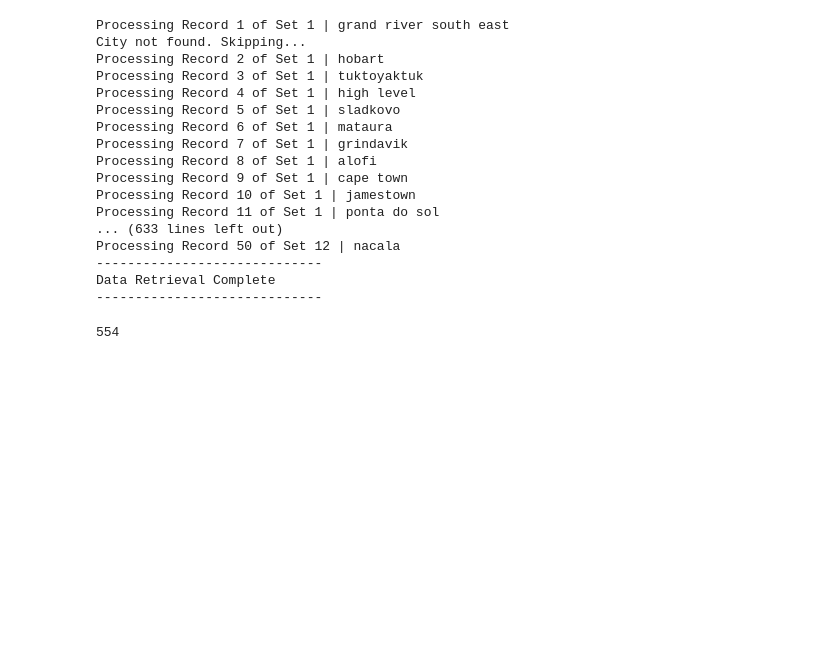
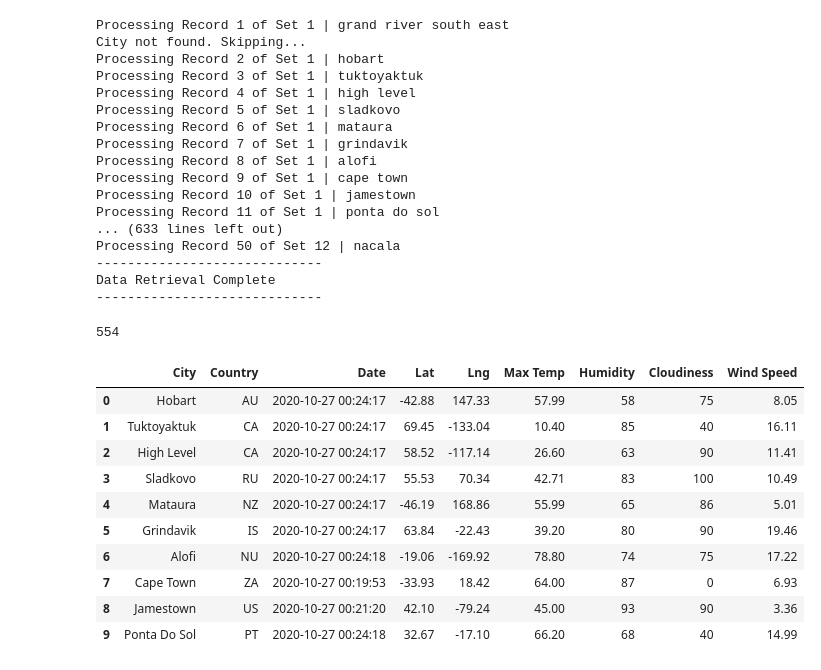
Before and after one commit to zborglin/World_Weather_Analysis, a Jupyter notebook: WeatherPy.ipynb, the cells around one changed output. Cells and saved outputs as stored; diff of their text form; code cells hidden in the pictures; blank space fills up the shorter version.

```diff
--- a/WeatherPy.ipynb
+++ b/WeatherPy.ipynb
@@ -132,0 +136,16 @@ len(city_data)
+# %%
+new_column_order = ["City", "Country", "Date", "Lat", "Lng", "Max Temp", "Humidity", "Cloudiness", "Wind Speed"]
+city_data_df = city_data_df[new_column_order]
+city_data_df.head(10)
+# %% [output]
+|  | City | Country | Date | Lat | Lng | Max Temp | Humidity | Cloudiness | Wind Speed |
+| 0 | Hobart | AU | 2020-10-27 00:24:17 | -42.88 | 147.33 | 57.99 | 58 | 75 | 8.05 |
+| 1 | Tuktoyaktuk | CA | 2020-10-27 00:24:17 | 69.45 | -133.04 | 10.40 | 85 | 40 | 16.11 |
+| 2 | High Level | CA | 2020-10-27 00:24:17 | 58.52 | -117.14 | 26.60 | 63 | 90 | 11.41 |
+| 3 | Sladkovo | RU | 2020-10-27 00:24:17 | 55.53 | 70.34 | 42.71 | 83 | 100 | 10.49 |
+| 4 | Mataura | NZ | 2020-10-27 00:24:17 | -46.19 | 168.86 | 55.99 | 65 | 86 | 5.01 |
+| 5 | Grindavik | IS | 2020-10-27 00:24:17 | 63.84 | -22.43 | 39.20 | 80 | 90 | 19.46 |
+| 6 | Alofi | NU | 2020-10-27 00:24:18 | -19.06 | -169.92 | 78.80 | 74 | 75 | 17.22 |
+| 7 | Cape Town | ZA | 2020-10-27 00:19:53 | -33.93 | 18.42 | 64.00 | 87 | 0 | 6.93 |
+| 8 | Jamestown | US | 2020-10-27 00:21:20 | 42.10 | -79.24 | 45.00 | 93 | 90 | 3.36 |
+| 9 | Ponta Do Sol | PT | 2020-10-27 00:24:18 | 32.67 | -17.10 | 66.20 | 68 | 40 | 14.99 |
```
Also changed, not shown: parts of 7 cells of this notebook, 5 other files.
